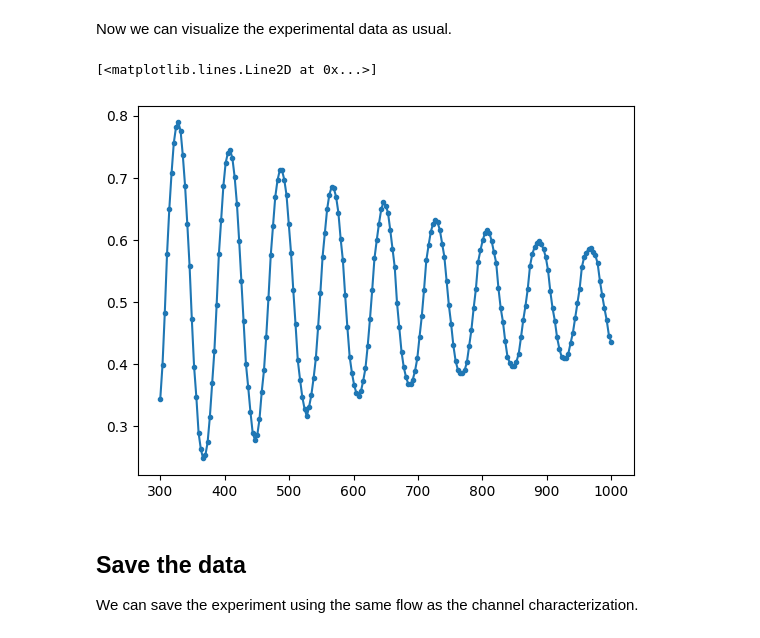
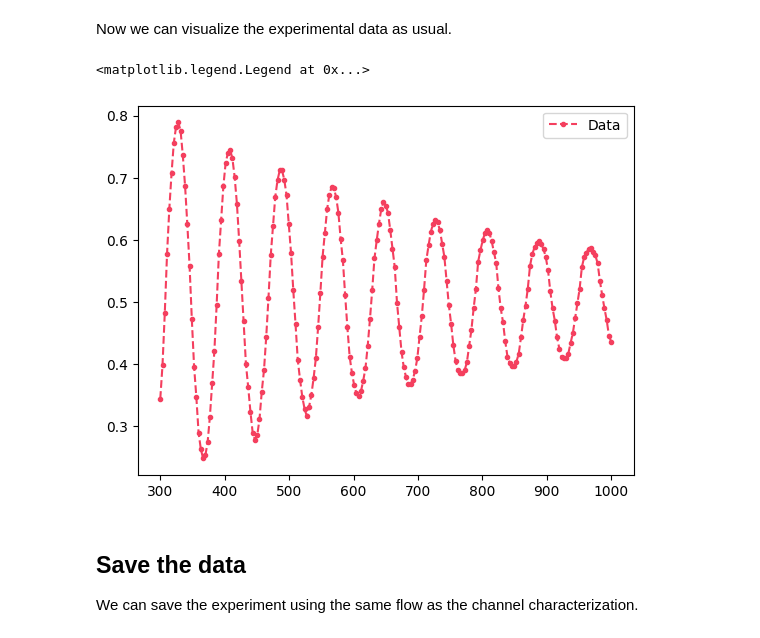
Before and after one commit to PorametPat/inspeqtor, a Jupyter notebook: docs/tutorials/tutorial_0005_ramsey_experiment.ipynb, the cells around one changed output. Drawn from its saved outputs; the diff is of its cells as text; code cells hidden in the pictures.

```diff
--- a/docs/tutorials/tutorial_0005_ramsey_experiment.ipynb
+++ b/docs/tutorials/tutorial_0005_ramsey_experiment.ipynb
@@ -60,7 +60,7 @@ class DelayedX(sq.control.BaseControl):
         )
 
 
-total_dt = 1000  # Does not matter in the example
+total_dt = 1000
 dt = 0.5
 
 qubit_info = sq.data.library.get_mock_qubit_information()
@@ -84,7 +84,7 @@ ctrl_seq = sq.control.ControlSequence(
     },
     total_dt=total_dt,
 )
-ravel_fn, unravel_fn = sq.control.ravel_unravel_fn(ctrl_seq)
+ravel_fn, unravel_fn = sq.control.ravel_unravel_fn(ctrl_seq.get_structure())
 # %% [markdown]
 We can visualize our lovely pulse sequence as usual.
 # %%
@@ -95,7 +95,7 @@ param: dict[str, sq.control.ParametersDictType] = {
     "end": {"t": jnp.array(total_dt)},
 }
 
-t_eval = jnp.linspace(0, total_dt, 1000)
+t_eval = jnp.linspace(0, total_dt, total_dt + 1)
 waveform = jax.vmap(ctrl_seq.get_envelope(param))(t_eval)
 fig, ax = plt.subplots()
 sq.utils.plot_control_envelope(waveform, t_eval, ax)
@@ -107,14 +107,6 @@ sq.utils.plot_control_envelope(waveform, t_eval, ax)
 In this case, we would like to have a fine-grained control over the simulator, so we are going to define a custom transmon Hamiltonain in rotating frame. The part that needed beyond the predefined version is the "detune" free evolution of the qubit. In this case, we turn on the detune at $100 < t < T_{\rm end} - 100$.
 # %%
 import typing
-
-
-def piecewise(params, t):
-    detune_freq = 0.005
-    condlist = [t < 100, t > params["end"]["t"] - 100]
-    funclist = [0.0, 0.0, detune_freq]
-
-    return jnp.piecewise(t, condlist, funclist)
 
 
 def rotating_transmon_hamiltonian(
@@ -126,14 +118,18 @@ def rotating_transmon_hamiltonian(
     a0 = 2 * jnp.pi * qubit_info.frequency
     a1 = 2 * jnp.pi * qubit_info.drive_strength
 
-    def f3(params, t):
-        return a1 * signal(params, t)
-
     def f_sigma_x(params, t):
-        return f3(params, t) * jnp.cos(a0 * t)
+        return a1 * signal(params, t) * jnp.cos(a0 * t)
 
     def f_sigma_y(params, t):
-        return f3(params, t) * jnp.sin(a0 * t)
+        return a1 * signal(params, t) * jnp.sin(a0 * t)
+
+    def piecewise(params, t):
+        detune_freq = 0.005
+
+        return jnp.piecewise(
+            t, [t < 100, t > params["end"]["t"] - 100], [0.0, 0.0, detune_freq]
+        )
 
     return (
         f_sigma_x(params, t) * sq.utils.X
@@ -148,29 +144,23 @@ def shot_quantum_device(
     initial_state: jnp.ndarray,
     observable: jnp.ndarray,
     shots: int,
-    # Solver's static arguments
     hamiltonian,
     lindblad_ops,
 ):
-    # Restore data structure of the parameters
-    # structed_param = unravel_fn(param)
-    structed_param = param
     # Solver is a function that return the final density matrix in this case
     # calculate the final density matrix
-    t_eval = jnp.array([structed_param["start"]["t"], structed_param["end"]["t"]])
+    t_eval = jnp.array([param["start"]["t"], param["end"]["t"]])
     dm = sq.physics.lindblad_solver(
         args=param,
         t_eval=t_eval,
         hamiltonian=hamiltonian,
         lindblad_ops=lindblad_ops,
         rho0=initial_state,
-        t0=structed_param["start"]["t"],  # type: ignore
-        t1=structed_param["end"]["t"],  # type: ignore
+        t0=param["start"]["t"],  # type: ignore
+        t1=param["end"]["t"],  # type: ignore
         max_steps=int(2**17),
     )[-1]
-    # Retuen below line instead if you want an exact expectation value.
-    # return jnp.real(jnp.trace(dm @ observable, axis1=0, axis2=1))
-    # Otherwise, sampling shot from ideal expectation value.
+
     return sq.utils.calculate_shots_expectation_value(
         key, dm, unitary=jnp.eye(2), operator=observable, shots=shots
     )
@@ -226,12 +216,13 @@ Now we can visualize the experimental data as usual.
 # %%
 import matplotlib.pyplot as plt
 
 # Visualization
 population = sq.utils.expectation_value_to_prob_minus(finite_shot_expvals)
-plt.plot(t_end.reshape(-1), population, ".-")
+plt.plot(t_end.reshape(-1), population, ".--", color=sq.utils.colors.red, label='Data')
+plt.legend()
 # %% [output]
-[<matplotlib.lines.Line2D at 0x...>]
+<matplotlib.legend.Legend at 0x...>
-[figure, old version]
+[figure, new version]
 # %% [markdown]
 ## Save the data
 
```
Also changed, not shown: parts of 8 cells of this notebook, 25 other files.
